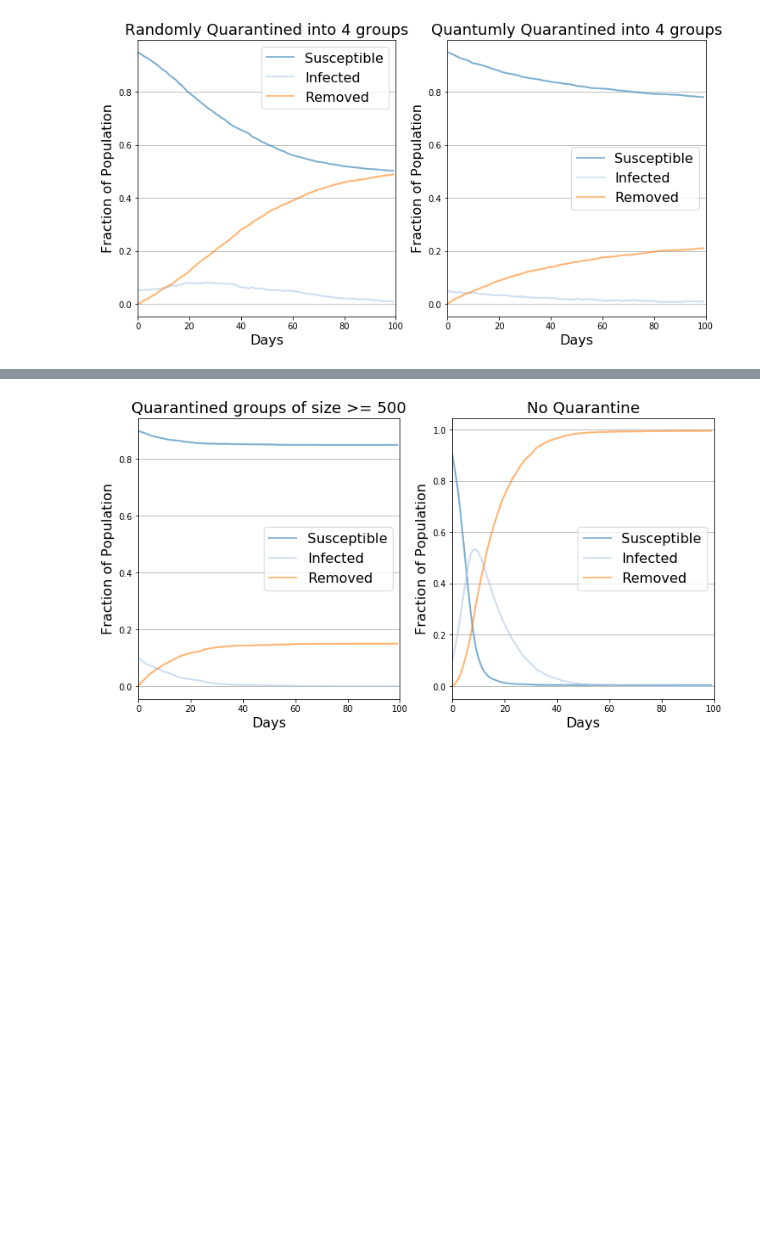
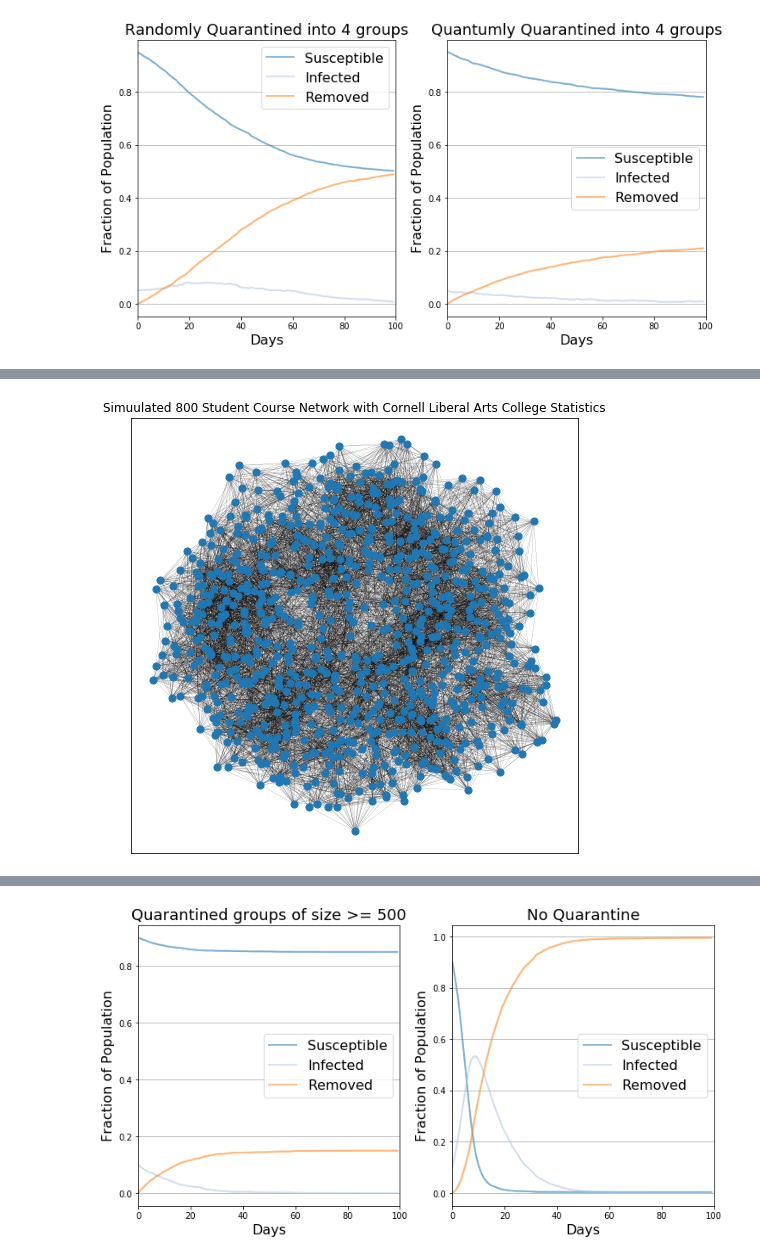
Before and after one commit to Andris-Huang/optimization, a Jupyter notebook: quarantine_maxcut/Using D-Wave to Determine College Campus Quarantine Groups.ipynb, the cells around one changed output, grey strips where cells are left out. Cells and saved outputs as stored; diff of their text form; code cells hidden in the pictures; blank space fills up the shorter version.

```diff
--- a/quarantine_maxcut/Using D-Wave to Determine College Campus Quarantine Groups.ipynb
+++ b/quarantine_maxcut/Using D-Wave to Determine College Campus Quarantine Groups.ipynb
@@ -421,0 +532,10 @@ Quantum quarantining into 4 groups saves over half of the students compared to r
+# %%
+hm_n = 800
+# Parameters fro a graph this size explained in "Testing D-Wave Hybrid Solver Capabilities on Small World Graphs.ipynb"
+hm = small_world(hm_n, 32, .15)
+plt.figure(figsize = (8,8))
+nx.draw_networkx(hm, node_size=50, with_labels=False, width = .1)
+plt.title("Simuulated 800 Student Course Network with Cornell Liberal Arts College Statistics")
+plt.show()
+# %% [output]
+[figure, added]
```
Also changed, not shown: parts of 42 cells of this notebook.
